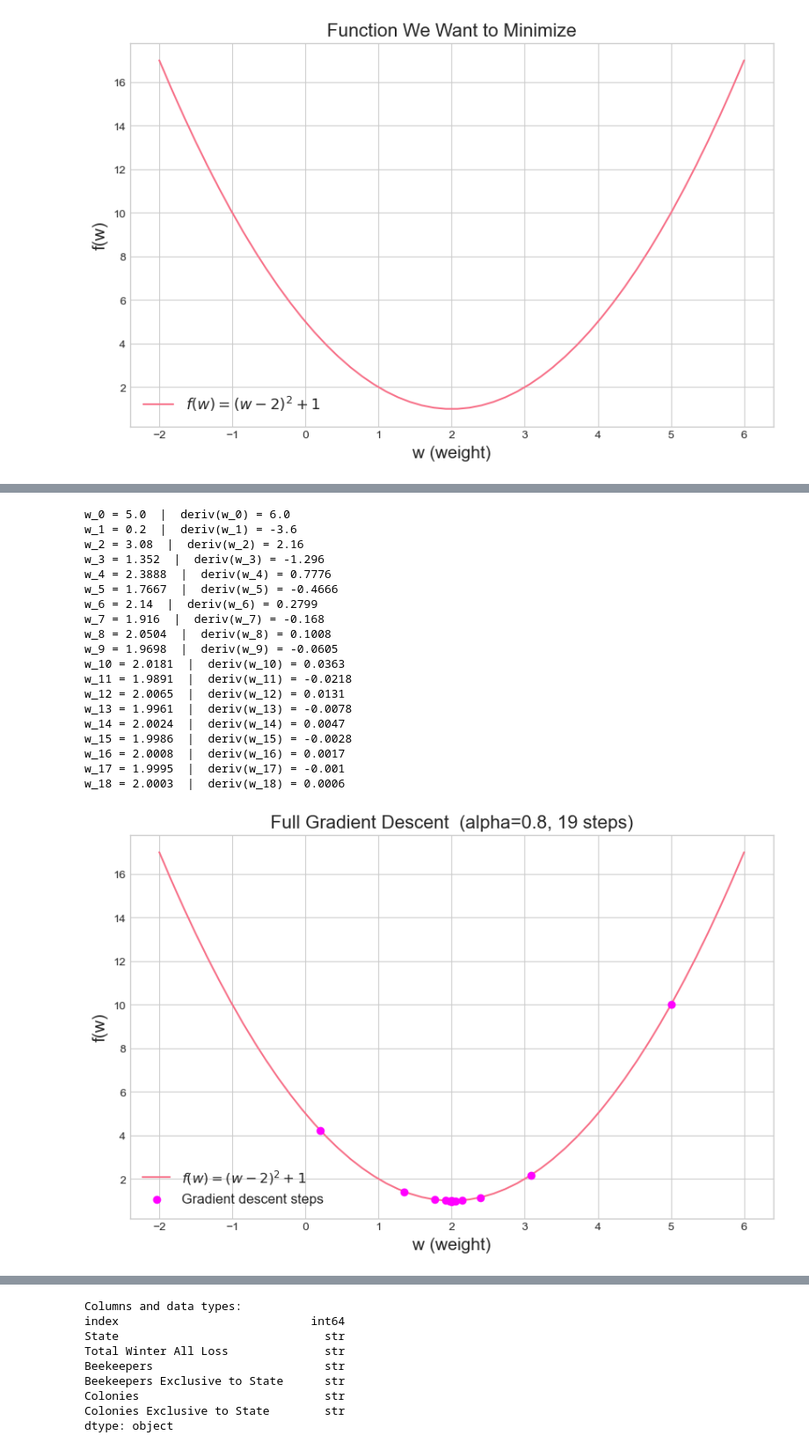
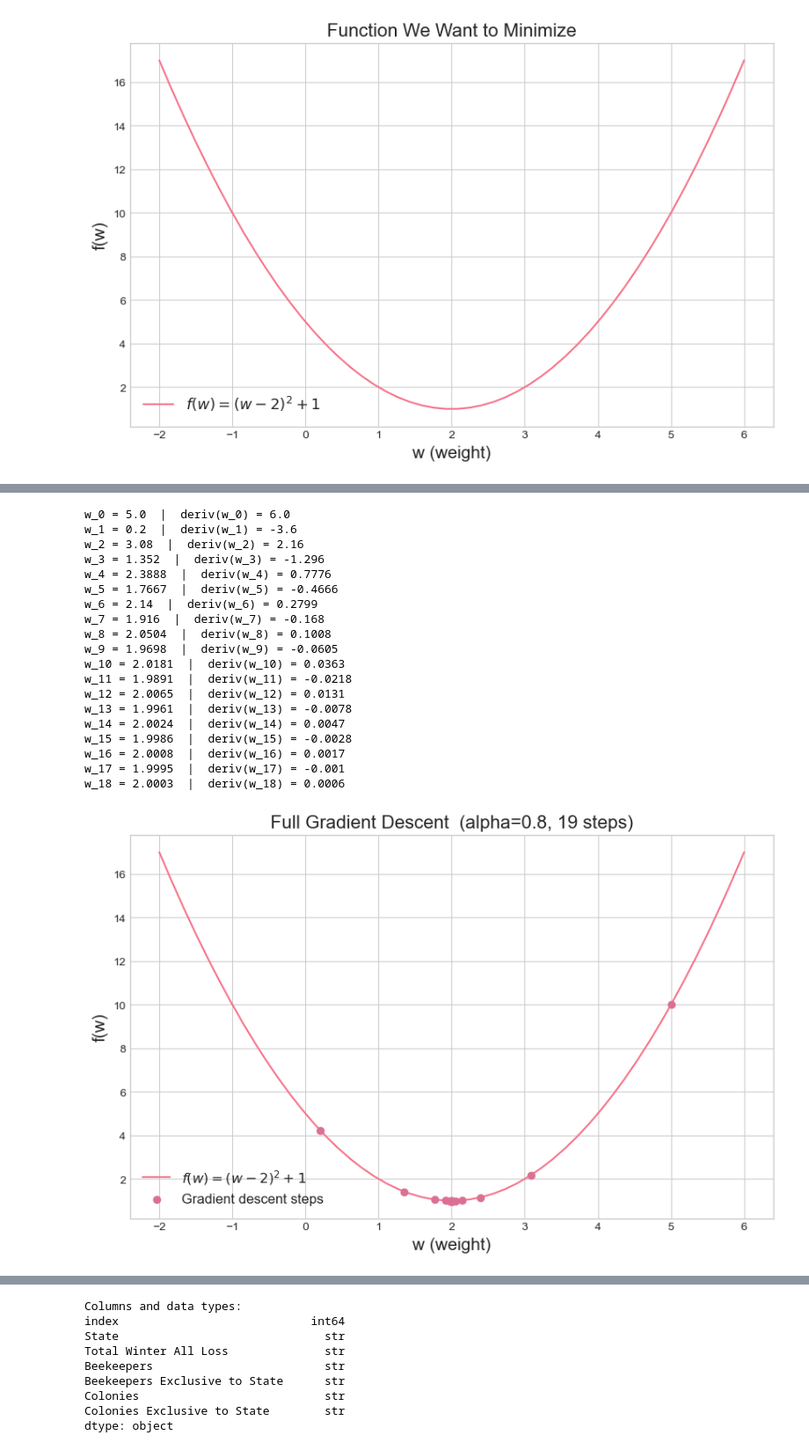
Before and after one commit to ml230-2026/CMOR438, a Jupyter notebook: examples/supervised/B) Linear Regression/Linear_Regression.ipynb, the cells around one changed output, grey strips where cells are left out. Shown at 88% size. Cells and saved outputs as stored; diff of their text form; code cells hidden in the pictures.

```diff
--- a/examples/supervised/B) Linear Regression/Linear_Regression.ipynb
+++ b/examples/supervised/B) Linear Regression/Linear_Regression.ipynb
@@ -142,5 +142,5 @@ We moved from 5.0 to 0.1999999999999993 — closer to the minimum at w=2!
 # %%
-# Now let's automate this — run gradient descent until the derivative is near zero
+# Now toautomate this — run gradient descent until the derivative is near zero
 # (near zero slope means we're at or near the minimum)
 
 def derivative_descent(derivative, alpha=0.8, w_0=5.0, max_iter=1000):
@@ -159,35 +159,35 @@ for i, w in enumerate(W):
     print(f'w_{i} = {round(w, 4)}  |  deriv(w_{i}) = {round(deriv(w), 4)}')
 
 # Plot the descent path on the function
 plt.figure(figsize=(10, 6))
 plt.plot(domain, f(domain), label='$f(w) = (w-2)^2 + 1$')
-plt.scatter(W, f(W), color='magenta', zorder=5, label='Gradient descent steps')
+plt.scatter(W, f(W), color='palevioletred', zorder=5, label='Gradient descent steps')
 plt.xlabel('w (weight)', fontsize=15)
 plt.ylabel('f(w)', fontsize=15)
 plt.legend(fontsize=12)
 plt.title(f'Full Gradient Descent  (alpha={0.8}, {len(W)} steps)', fontsize=16)
 plt.show()
 # %% [output]
 w_0 = 5.0  |  deriv(w_0) = 6.0
 w_1 = 0.2  |  deriv(w_1) = -3.6
 w_2 = 3.08  |  deriv(w_2) = 2.16
 w_3 = 1.352  |  deriv(w_3) = -1.296
 w_4 = 2.3888  |  deriv(w_4) = 0.7776
 w_5 = 1.7667  |  deriv(w_5) = -0.4666
 w_6 = 2.14  |  deriv(w_6) = 0.2799
 w_7 = 1.916  |  deriv(w_7) = -0.168
 w_8 = 2.0504  |  deriv(w_8) = 0.1008
 w_9 = 1.9698  |  deriv(w_9) = -0.0605
 w_10 = 2.0181  |  deriv(w_10) = 0.0363
 w_11 = 1.9891  |  deriv(w_11) = -0.0218
 w_12 = 2.0065  |  deriv(w_12) = 0.0131
 w_13 = 1.9961  |  deriv(w_13) = -0.0078
 w_14 = 2.0024  |  deriv(w_14) = 0.0047
 w_15 = 1.9986  |  deriv(w_15) = -0.0028
 w_16 = 2.0008  |  deriv(w_16) = 0.0017
 w_17 = 1.9995  |  deriv(w_17) = -0.001
 w_18 = 2.0003  |  deriv(w_18) = 0.0006
-[figure, old version]
+[figure, new version]
 # %%
 # How does the choice of learning rate affect convergence?
 # Too small: takes many steps. Too large: overshoots or diverges.
```
Also changed, not shown: parts of 11 cells of this notebook.
